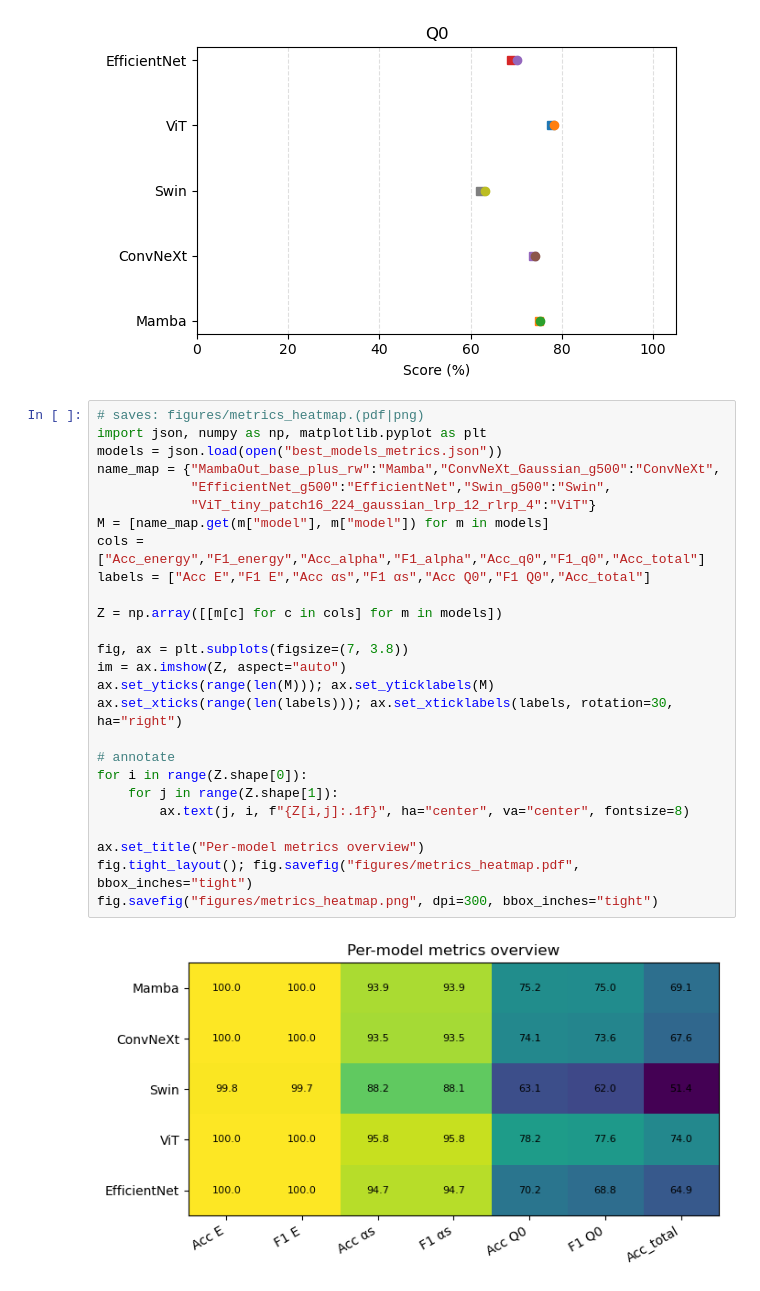
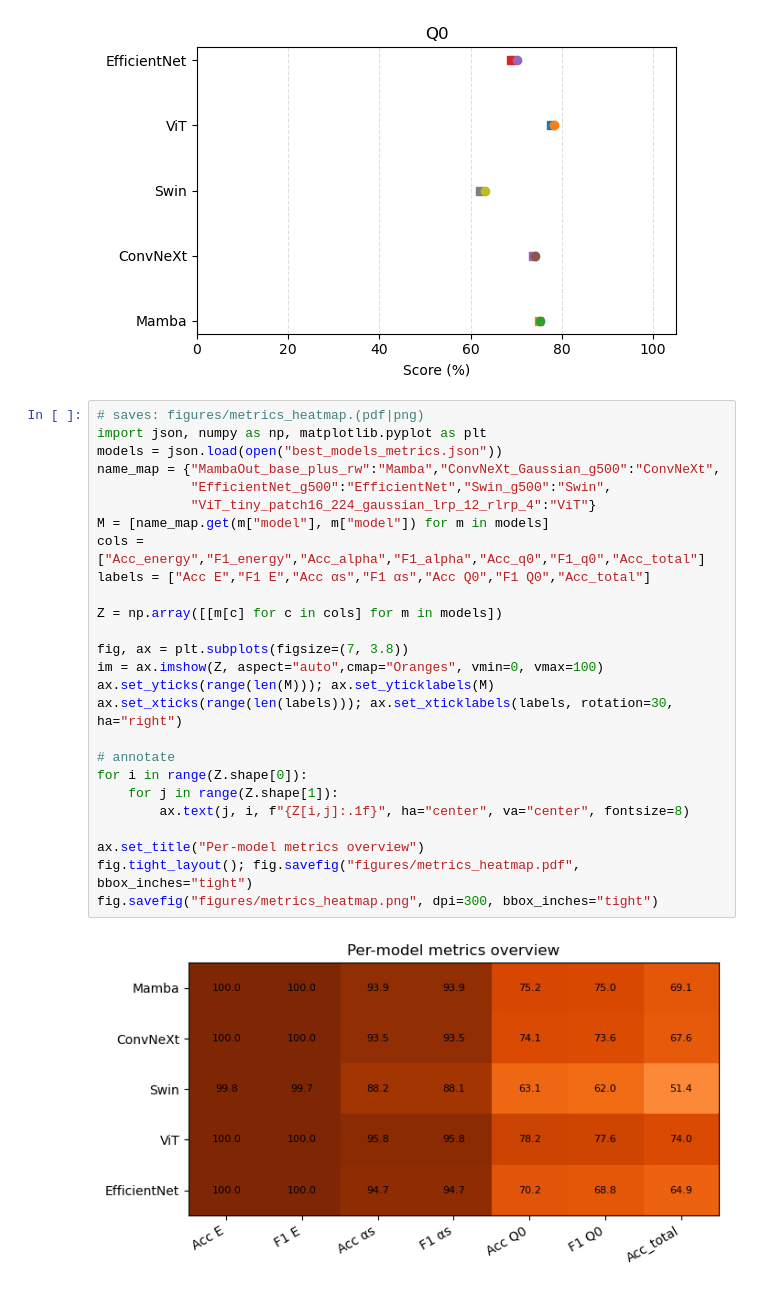
Before and after one commit to hmehryar/ml-jet-param-predictor, a Jupyter notebook: experiments/exp_eval_ploting_join/plotter.ipynb, the cells around one changed output. Saved outputs shown, nothing was run; the diff lists cells and outputs as text.

```diff
--- a/experiments/exp_eval_ploting_join/plotter.ipynb
+++ b/experiments/exp_eval_ploting_join/plotter.ipynb
@@ -303,28 +303,28 @@ dumbbell("Q0",          "Acc_q0","F1_q0","q0_dumbbell")
 # %%
 # saves: figures/metrics_heatmap.(pdf|png)
 import json, numpy as np, matplotlib.pyplot as plt
 models = json.load(open("best_models_metrics.json"))
 name_map = {"MambaOut_base_plus_rw":"Mamba","ConvNeXt_Gaussian_g500":"ConvNeXt",
             "EfficientNet_g500":"EfficientNet","Swin_g500":"Swin",
             "ViT_tiny_patch16_224_gaussian_lrp_12_rlrp_4":"ViT"}
 M = [name_map.get(m["model"], m["model"]) for m in models]
 cols = ["Acc_energy","F1_energy","Acc_alpha","F1_alpha","Acc_q0","F1_q0","Acc_total"]
 labels = ["Acc E","F1 E","Acc αs","F1 αs","Acc Q0","F1 Q0","Acc_total"]
 
 Z = np.array([[m[c] for c in cols] for m in models])
 
 fig, ax = plt.subplots(figsize=(7, 3.8))
-im = ax.imshow(Z, aspect="auto")
+im = ax.imshow(Z, aspect="auto",cmap="Oranges", vmin=0, vmax=100)
 ax.set_yticks(range(len(M))); ax.set_yticklabels(M)
 ax.set_xticks(range(len(labels))); ax.set_xticklabels(labels, rotation=30, ha="right")
 
 # annotate
 for i in range(Z.shape[0]):
     for j in range(Z.shape[1]):
         ax.text(j, i, f"{Z[i,j]:.1f}", ha="center", va="center", fontsize=8)
 
 ax.set_title("Per-model metrics overview")
 fig.tight_layout(); fig.savefig("figures/metrics_heatmap.pdf", bbox_inches="tight")
 fig.savefig("figures/metrics_heatmap.png", dpi=300, bbox_inches="tight")
 # %% [output]
-[figure, old version]
+[figure, new version]
```
Also changed, not shown: parts of 5 cells of this notebook, 3 other files.
